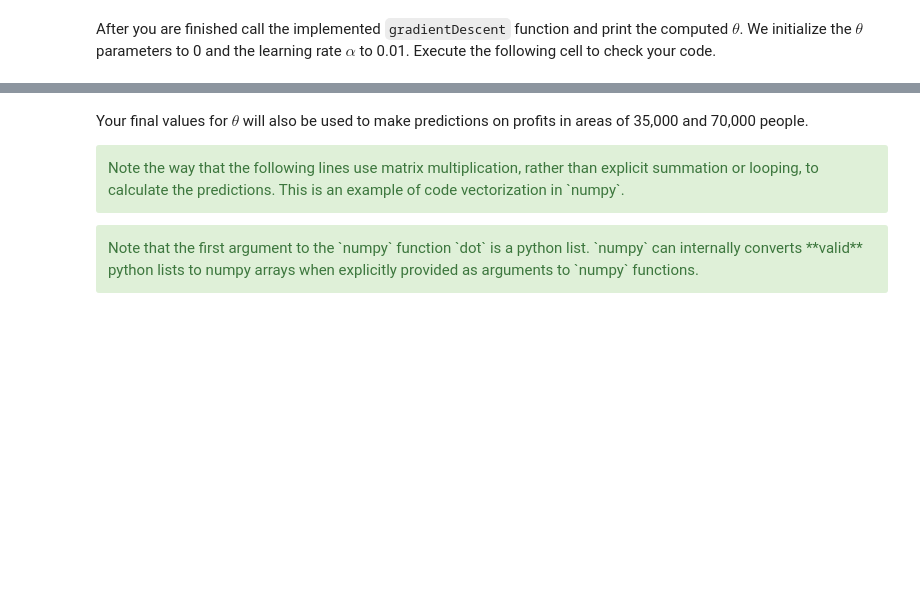
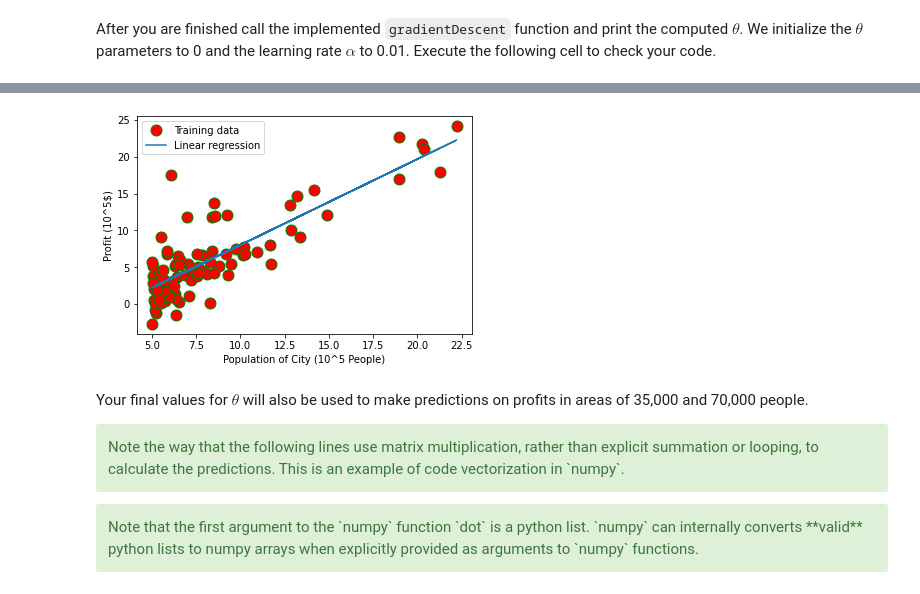
Before and after one commit to waylandsingh/ml-coursera-python-assignments, a Jupyter notebook: Exercise1/exercise1.ipynb, the cells around one changed output, grey strips where cells are left out. Cells and saved outputs as stored; diff of their text form; code cells hidden in the pictures; blank space fills up the shorter version.

```diff
--- a/Exercise1/exercise1.ipynb
+++ b/Exercise1/exercise1.ipynb
@@ -305,7 +323,7 @@ def computeCost(X, y, theta):
     J = 0
 
     # ====================== YOUR CODE HERE =====================
-    J = 1.0 / 2.0 ((np.dot(X, theta) - y)**2).sum()
+    J = 1.0 / 2.0 / m * ((np.dot(X, theta) - y)**2).sum()
 
     # ===========================================================
     return J
@@ -387,3 +423,6 @@ Given the above, the function `np.dot` which we will use for all matrix/vector m
 - A vector can be promoted to a matrix using `y[None]` or `[y[np.newaxis]`. That is, if `y = np.array([1, 2, 3])` is a vector of size 3, then `y[None, :]` is a matrix of shape $1 \times 3$. We can use `y[:, None]` to obtain a shape of $3 \times 1$.
 <div>
 <a id="gradientDescent"></a>
+# %%
+theta = np.zeros(2)
+theta.shape
@@ -436,12 +477,20 @@ def gradientDescent(X, y, theta, alpha, num_iters):
     J_history = [] # Use a python list to save cost in every iteration
 
     for i in range(num_iters):
+
         # ==================== YOUR CODE HERE =================================
+        sumerror_m = np.dot(X, theta) - y
+        for p, t in enumerate(theta):
+            #iterates over every parameter that needs to be updated in this iteration
+            adj = 1/m * np.dot(sumerror_m, X[:,p])
+            theta[p] = t - alpha * adj
+
 
 
         # =====================================================================
 
         # save the cost J in every iteration
+        print(theta)
         J_history.append(computeCost(X, y, theta))
 
     return theta, J_history
@@ -465,8 +541,10 @@ We will use your final parameters to plot the linear fit. The results should loo
 # %%
 # plot the linear fit
 plotData(X[:, 1], y)
-pyplot.plot(X[:, 1], np.dot(X, theta), '-')
-pyplot.legend(['Training data', 'Linear regression']);
+plt.plot(X[:, 1], np.dot(X, theta), '-')
+plt.legend(['Training data', 'Linear regression']);
+# %% [output]
+[figure, added]
 # %% [markdown]
 Your final values for $\theta$ will also be used to make predictions on profits in areas of 35,000 and 70,000 people.
 
```
Also changed, not shown: parts of 13 cells of this notebook.
